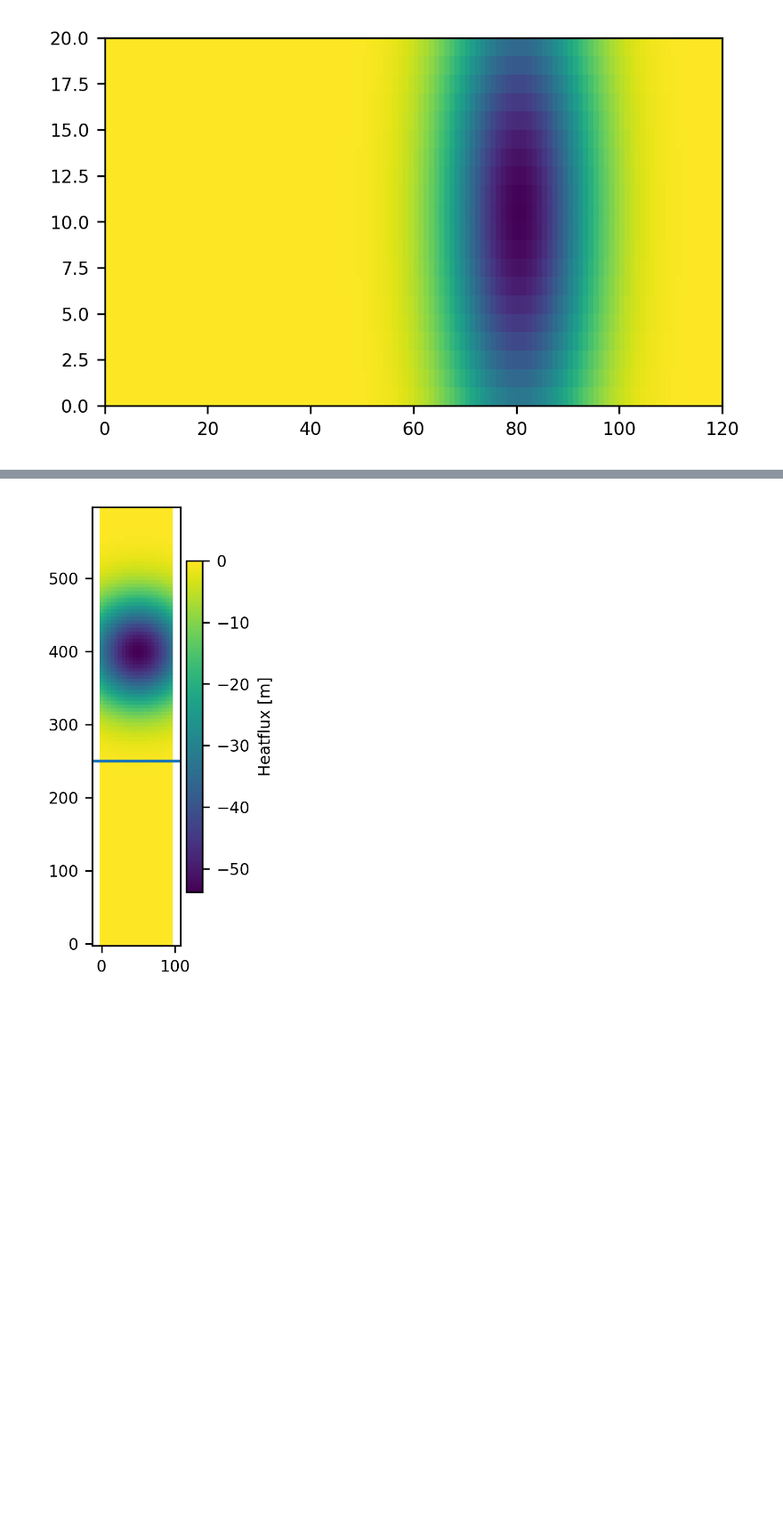
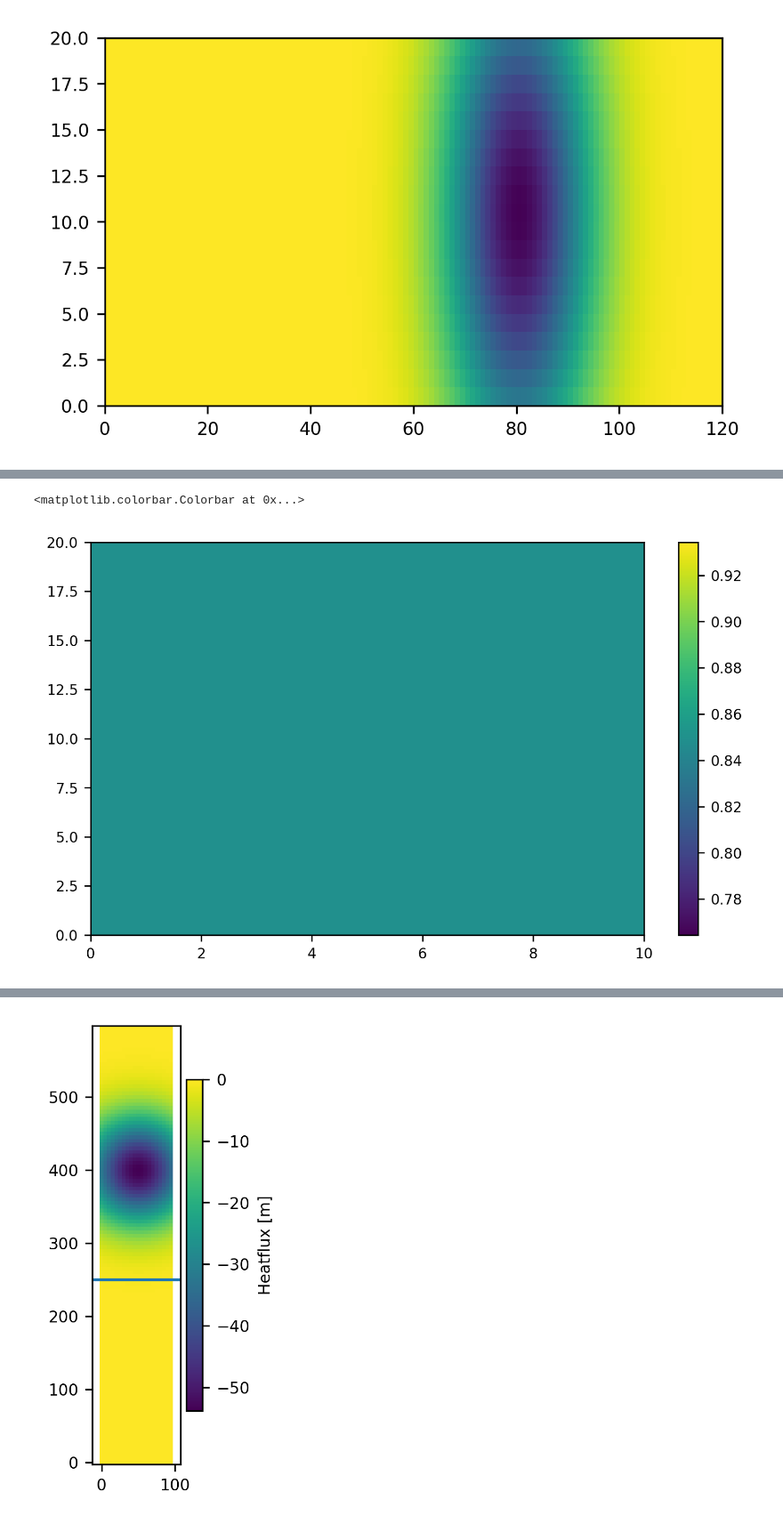
Before and after one commit to kaftkatt/IntercambioNGC, a Jupyter notebook: Scripts/GenerateData.ipynb, the cells around one changed output, grey strips where cells are left out. Shown at 89% size. Cells and saved outputs as stored; diff of their text form; code cells hidden in the pictures; blank space fills up the shorter version.

```diff
--- a/Scripts/GenerateData.ipynb
+++ b/Scripts/GenerateData.ipynb
@@ -111,2 +116,8 @@ T_mask[:,:,0:20]=maskin[0:20]/np.max(maskin)
+# %%
+plt.pcolormesh(T_mask[:,8,:])
+plt.colorbar()
+# %% [output]
+<matplotlib.colorbar.Colorbar at 0x...>
+[figure, added]
 # %%
 np.max(T_mask)
```
Also changed, not shown: parts of 9 cells of this notebook, 44 other files.
